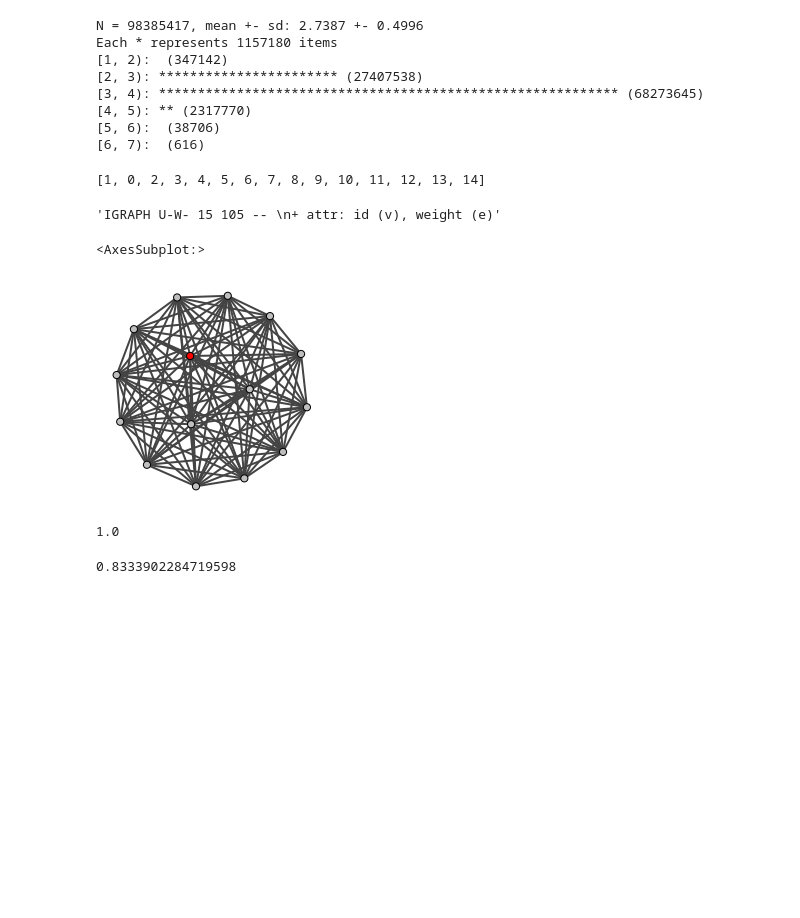
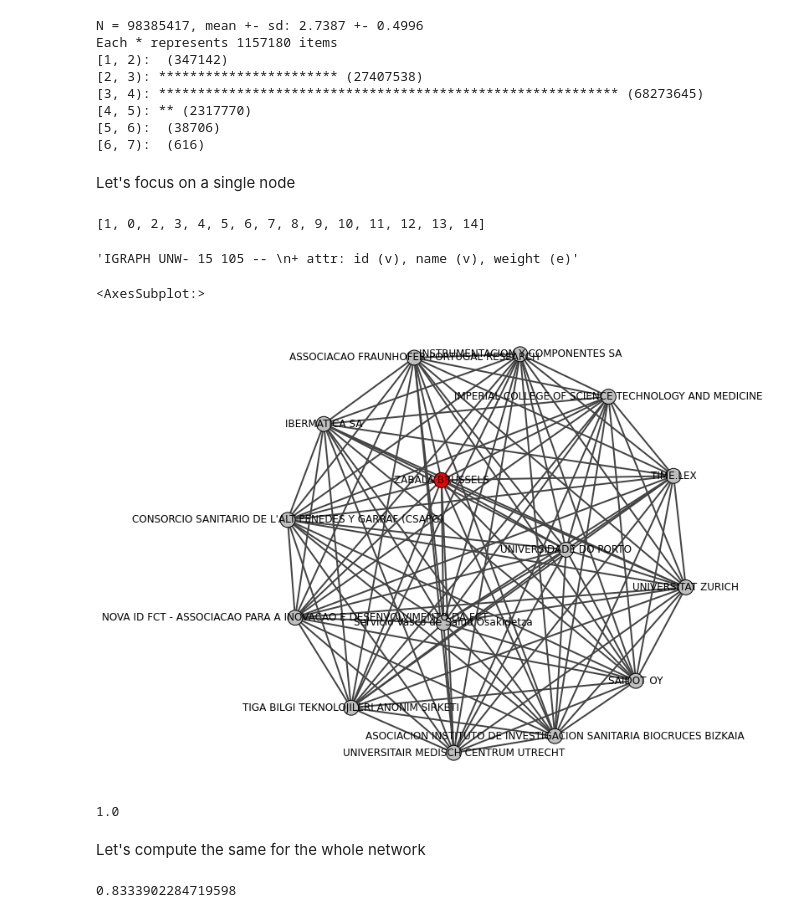
Before and after one commit to andremann/SciSci-course, a Jupyter notebook: notebooks/03.1-lab_project_network.ipynb, the cells around one changed output. Drawn from its saved outputs; the diff is of its cells as text; code cells hidden in the pictures; blank space fills up the shorter version.

Commit message:
imported graph notebooks

```diff
--- a/notebooks/03.1-lab_project_network.ipynb
+++ b/notebooks/03.1-lab_project_network.ipynb
@@ -1,13 +1,10 @@
 # %%
 import numpy as np
 import pandas as pd
-pd.set_option('display.max_columns', None)
-pd.set_option('display.max_colwidth', 50)
 
-# import networkx as nx
-# from networkx.algorithms import bipartite
 import igraph as ig
 
 import matplotlib.pyplot as plt
+plt.rcParams['figure.figsize'] = [10, 10]
 # %% [markdown]
 # Data preparation
@@ -144,8 +167,8 @@ organisations[organisations.name.isin(organisations.projectAcronym.values)]
 # %%
 G = ig.Graph.TupleList(
       edges=organisations[['organisationID', 'projectID']].values,
+      directed=False,
       vertex_name_attr='id',
-      directed=False
       )
 # %%
 is_bipartite, types = G.is_bipartite(return_types = True)
@@ -246,6 +320,8 @@ Each * represents 1157180 items
 [4, 5): ** (2317770)
 [5, 6):  (38706)
 [6, 7):  (616)
+# %% [markdown]
+Let's focus on a single node
 # %%
 G_org_projection.neighborhood(1)
 # %% [output]
@@ -254,19 +330,21 @@ G_org_projection.neighborhood(1)
 H = G_org_projection.induced_subgraph(G_org_projection.neighborhood(1))
 H.summary()
 # %% [output]
-'IGRAPH U-W- 15 105 -- \n+ attr: id (v), weight (e)'
+'IGRAPH UNW- 15 105 -- \n+ attr: id (v), name (v), weight (e)'
 # %%
 H.vs['color'] = 'grey'
 H.vs[0]['color'] = 'red'
 fig, ax = plt.subplots()
-ig.plot(H, target=ax)
+ig.plot(H, target=ax, vertex_label=H.vs['name'])
 # %% [output]
 <AxesSubplot:>
-[figure, old version]
+[figure, new version]
 # %%
 G_org_projection.transitivity_local_undirected(1)
 # %% [output]
 1.0
+# %% [markdown]
+Let's compute the same for the whole network
 # %%
 G_org_projection.transitivity_avglocal_undirected()
 # %% [output]
```
Also changed, not shown: parts of 46 cells of this notebook.
